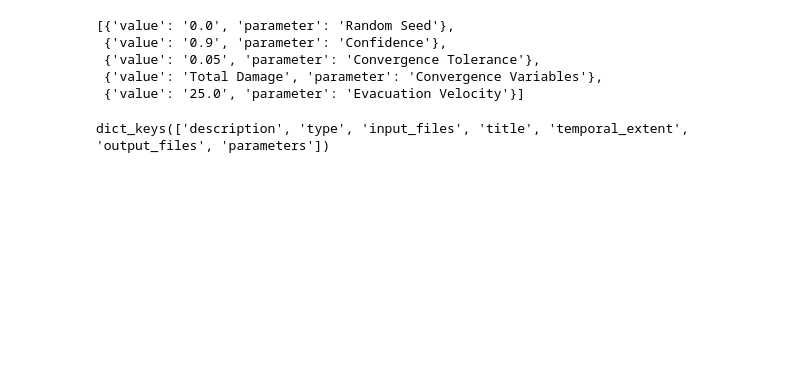
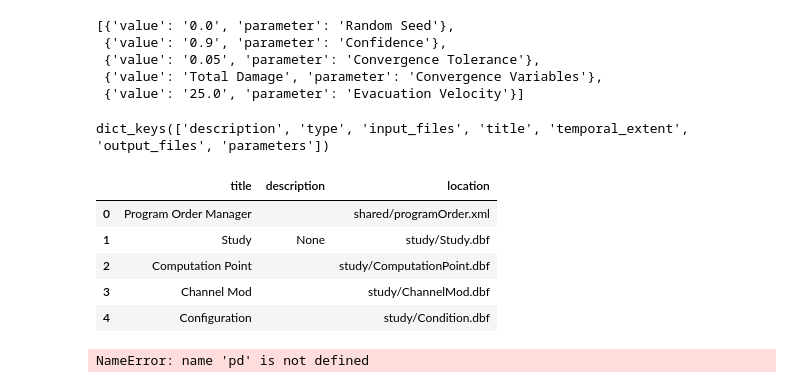
Before and after one commit to waterinstitute/EnDMC_Desktop, a Jupyter notebook: dev/fia/fia_parser.ipynb, the cells around one changed output. Saved outputs shown, nothing was run; the diff lists cells and outputs as text; code cells hidden in the pictures; blank space fills up the shorter version.

Commit message:
Json formatting and ordering complete

```diff
--- a/dev/fia/fia_parser.ipynb
+++ b/dev/fia/fia_parser.ipynb
@@ -466,3 +466,24 @@ sim_template_json['parameters'] = parameter_kv_list
 output_sim_json = os.path.join('./output',f'{prj_name}_{sim_name}_simulation.json')
 with open(output_sim_json, "w") as outfile:
     json.dump(sim_template_json, outfile)
+# %%
+# open pickle file
+import pickle
+with open("AmiteWatershed_2016Event_common_input_files.pkl", 'rb') as f:
+    df = pickle.load(f)
+df.head()
+# %% [output]
+|  | title | description | location |
+| 0 | Program Order Manager |  | shared/programOrder.xml |
+| 1 | Study | None | study/Study.dbf |
+| 2 | Computation Point |  | study/ComputationPoint.dbf |
+| 3 | Channel Mod |  | study/ChannelMod.dbf |
+| 4 | Configuration |  | study/Condition.dbf |
+# %%
+# If description is empty, fill with title
+# df.loc[df['description'] == " ", 'description'] = 0
+import numpy as np
+df['description'] = np.where(df['description'] == " ", df['title'], df['description'])
+df
+# %% [output]
+NameError: name 'pd' is not defined
```
Also changed, not shown: 36 other files.
